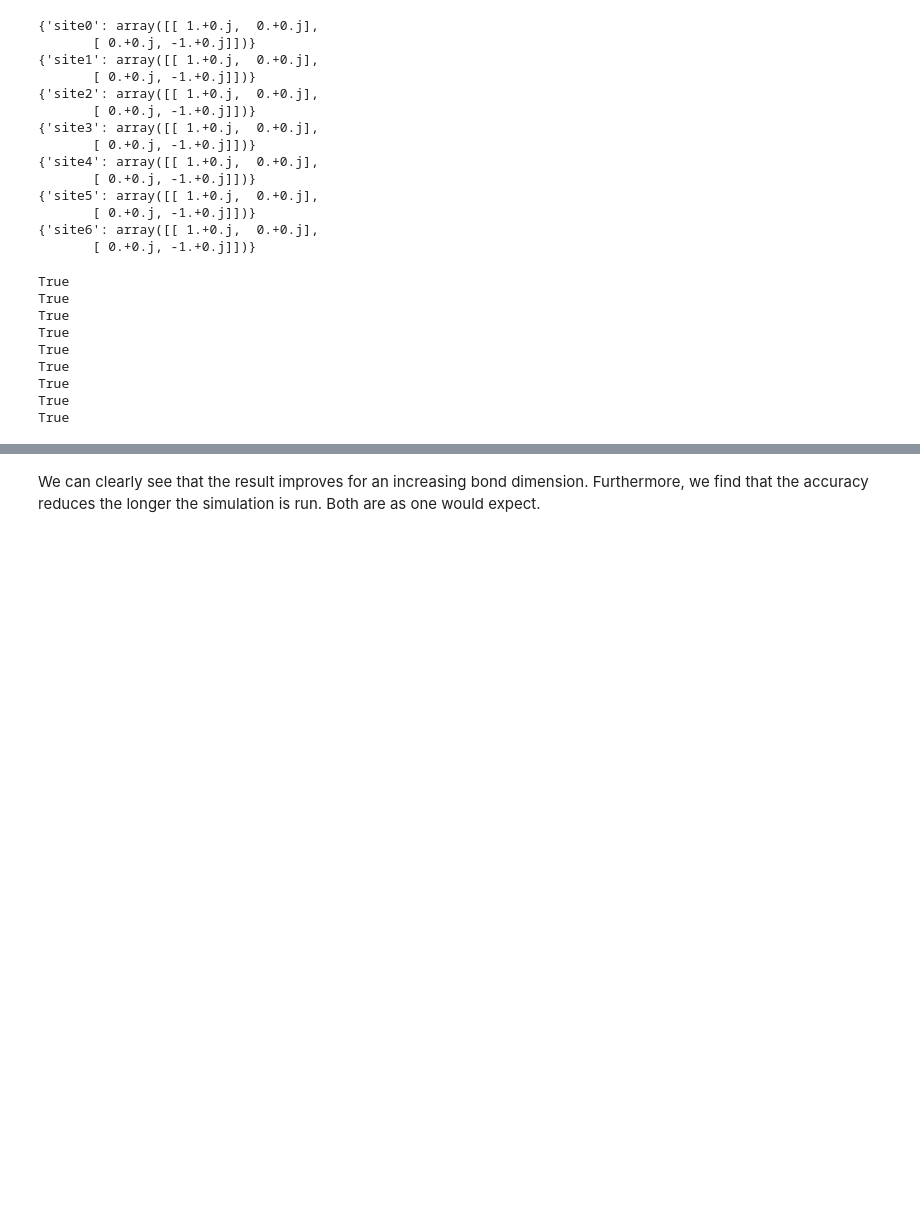
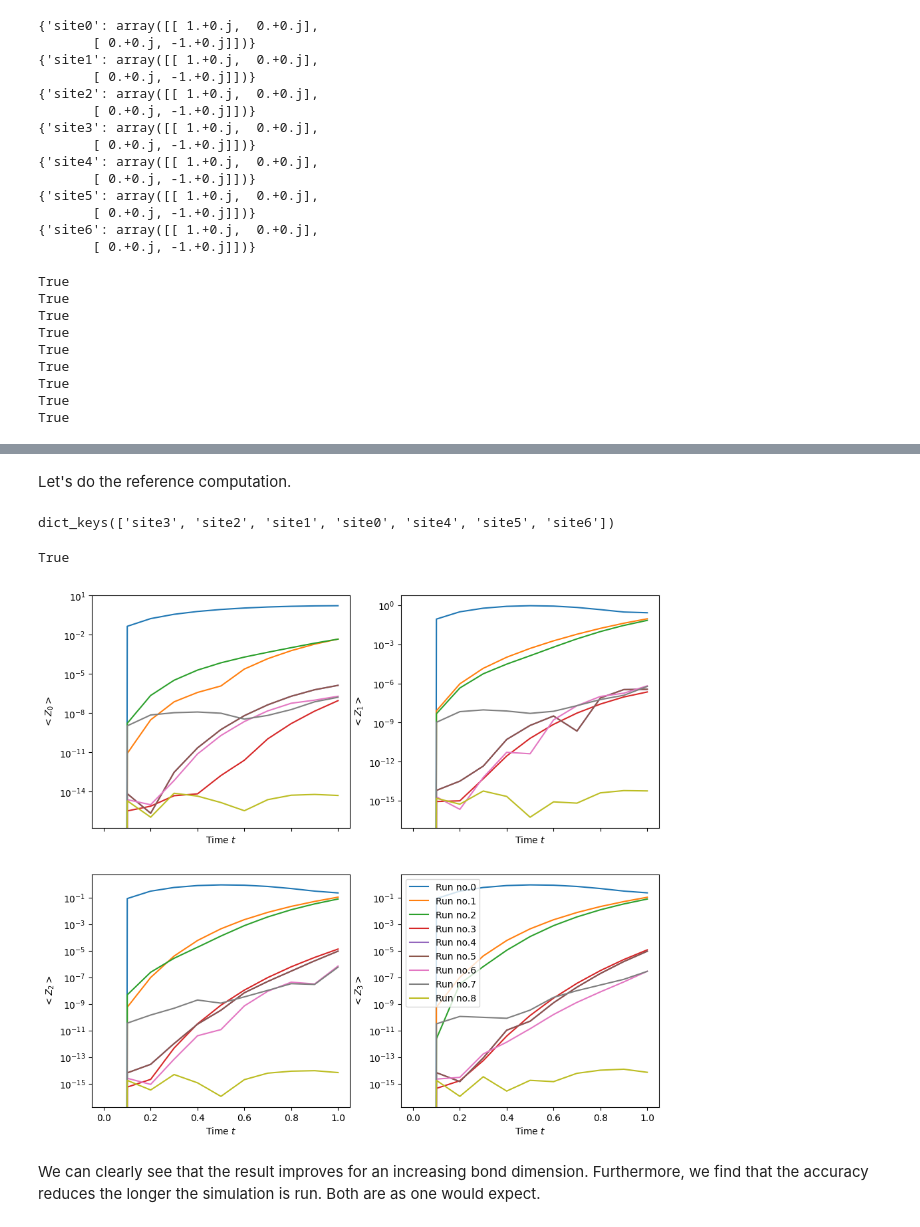
Before and after one commit to Drachier/PyTreeNet, a Jupyter notebook: example_notebooks/tdvp/demonstrating_tdvp_for_mps.ipynb, the cells around one changed output, grey strips where cells are left out. Saved outputs shown, nothing was run; the diff lists cells and outputs as text; code cells hidden in the pictures; blank space fills up the shorter version.

```diff
--- a/example_notebooks/tdvp/demonstrating_tdvp_for_mps.ipynb
+++ b/example_notebooks/tdvp/demonstrating_tdvp_for_mps.ipynb
@@ -358,2 +357,66 @@ plt.show()
+# %% [markdown]
+Let's do the reference computation.
+# %%
+print(ham_ttno.nodes.keys())
+hamiltonian_matrix = ham_ttno.completely_contract_tree(to_copy=True).root[1]
+hamiltonian_matrix = np.transpose(hamiltonian_matrix,(6,4,2,0,8,10,12,7,5,3,1,9,11,13))
+hamiltonian_matrix = np.reshape(hamiltonian_matrix,(2**num_sites,2**num_sites))
+exponent = expm(-1j * time_step_size * hamiltonian_matrix)
+init_state = np.zeros(2**num_sites)
+init_state[0] = 1
+operators = num_sites*[np.asarray(1)]
+for site in range(num_sites):
+    for i, operator in enumerate(operators):
+        if site == i:
+            operators[i] = np.kron(operator, Z)
+        else:
+            operators[i] = np.kron(operator, np.eye(2))
+# %% [output]
+dict_keys(['site3', 'site2', 'site1', 'site0', 'site4', 'site5', 'site6'])
+# %%
+ref_results = np.zeros_like(results[0], dtype=complex)
+ref_state = deepcopy(init_state)
+
+for i in range(tdvp.num_time_steps+1):
+    if i > 0:
+        ref_state = exponent @ ref_state
+    if i % 10 == 0:
+        ref_results[0][i//10] = i*time_step_size
+        for site in range(num_sites):
+            ref_results[site+1][i//10] = ref_state.conj() @ operators[site] @ ref_state
+# %%
+print(np.allclose(0,np.imag(ref_results)))
+ref_results = np.real(ref_results)
+# %% [output]
+True
+# %%
+times = results[0][-1,:]
+
+fig4, axs4 = plt.subplots(2,2,figsize=(11,10),sharex=True)
+
+for i in range(0,len(bond_dimensions)):
+    axs4[0,0].semilogy(times, np.abs(results[i][0]-ref_results[1]))
+axs4[0,0].set_xlabel("Time $t$")
+axs4[0,0].set_ylabel("$<Z_0>$")
+
+for i in range(0,len(bond_dimensions)):
+    axs4[0,1].semilogy(times, np.abs(results[i][1]-ref_results[2]))
+axs4[0,1].set_xlabel("Time $t$")
+axs4[0,1].set_ylabel("$<Z_1>$")
+
+for i in range(0,len(bond_dimensions)):
+    axs4[1,0].semilogy(times, np.abs(results[i][2]-ref_results[3]))
+axs4[1,0].set_xlabel("Time $t$")
+axs4[1,0].set_ylabel("$<Z_2>$")
+
+for i in range(0,len(bond_dimensions)):
+    axs4[1,1].semilogy(times, np.abs(results[i][3]-ref_results[4]), label="Run no." + str(i))
+axs4[1,1].set_xlabel("Time $t$")
+axs4[1,1].set_ylabel("$<Z_3>$")
+
+plt.legend()
+plt.show()
+# %% [output]
+[figure, added]
 # %% [markdown]
 We can clearly see that the result improves for an increasing bond dimension. Furthermore, we find that the accuracy reduces the longer the simulation is run. Both are as one would expect.
```
Also changed, not shown: parts of 29 cells of this notebook.
